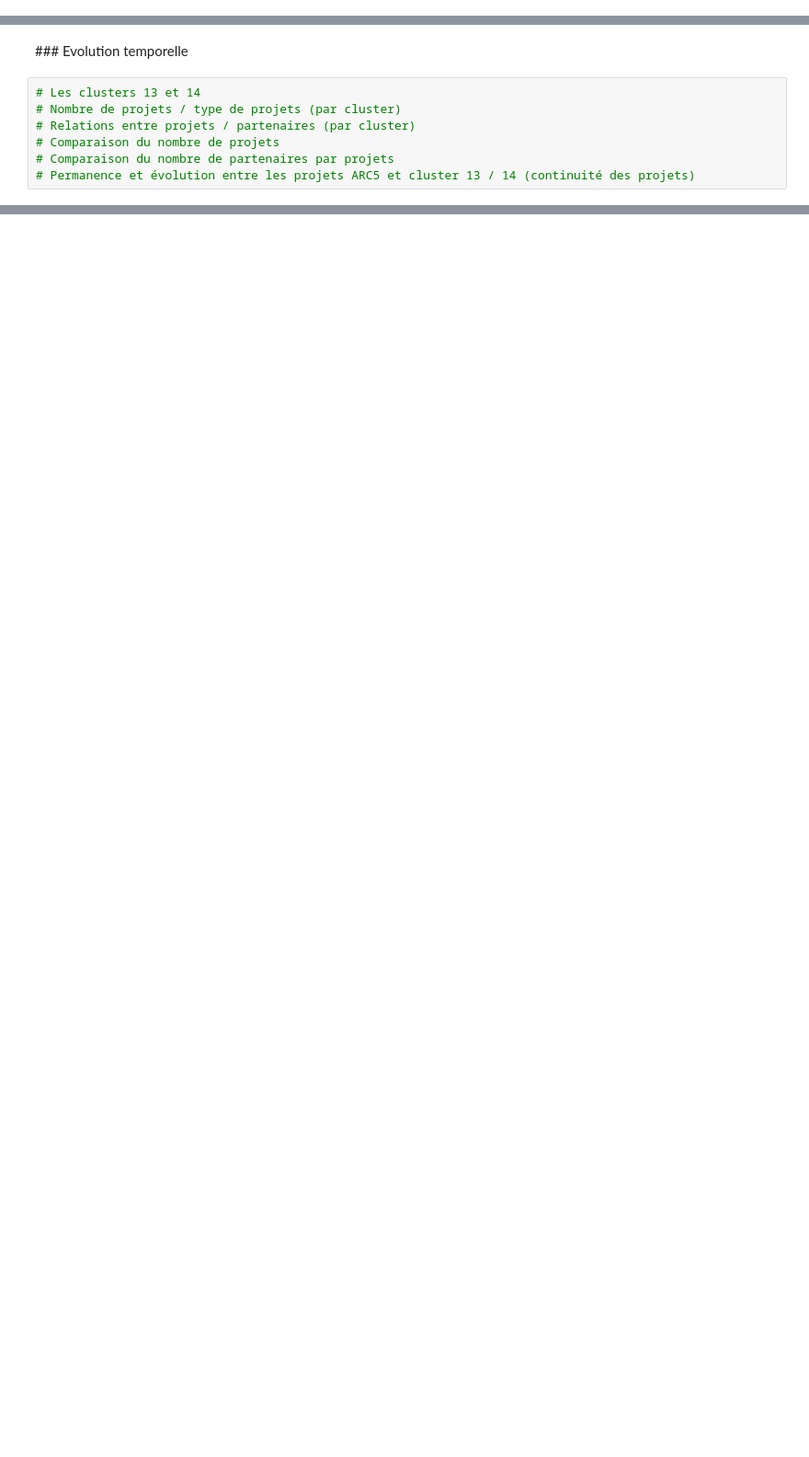
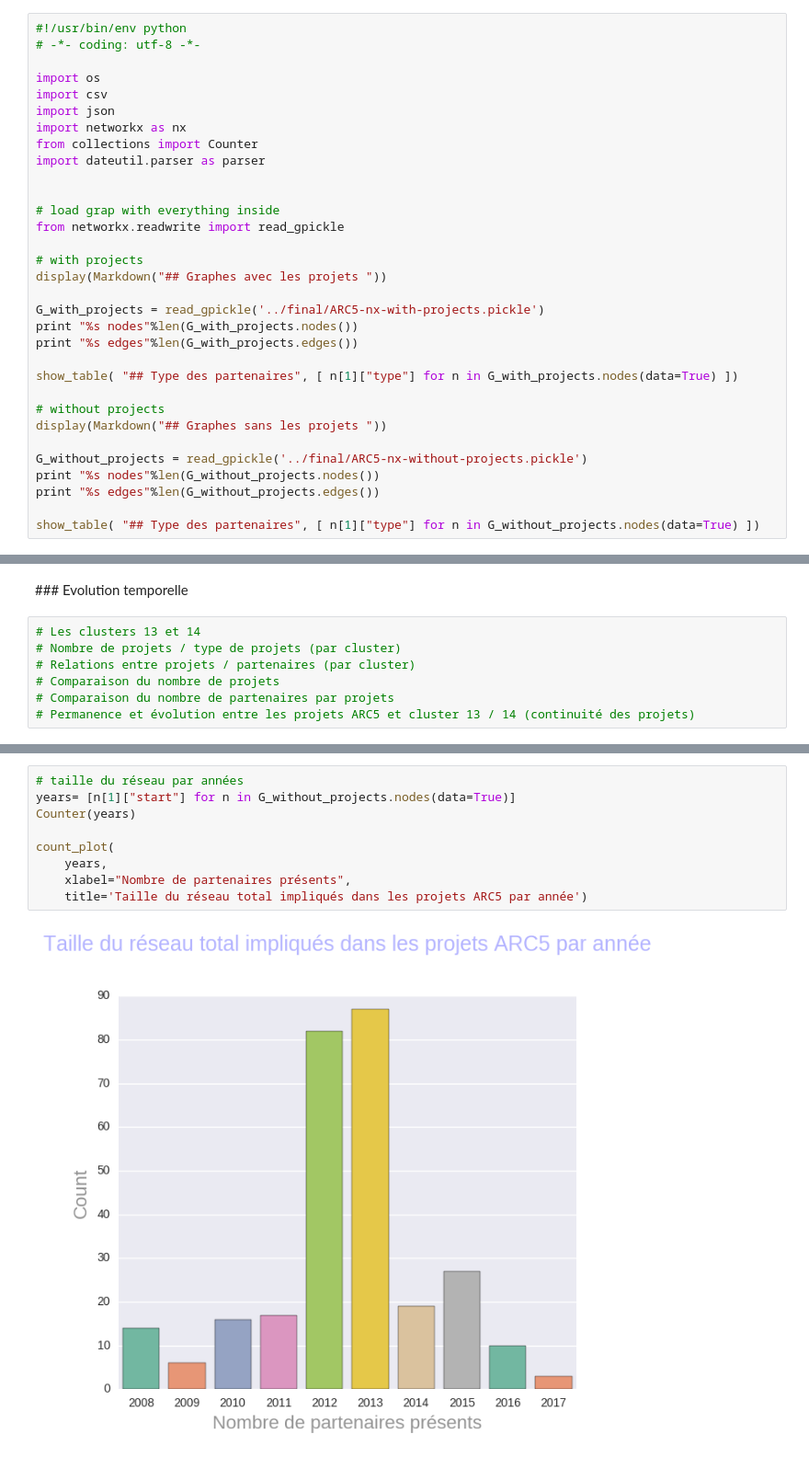
Before and after one commit to clemsos/arc5, a Jupyter notebook: notebooks/ARC5 - Data Analysis.ipynb, the cells around one changed output, grey strips where cells are left out. Shown at 92% size. Drawn from its saved outputs; the diff is of its cells as text; blank space fills up the shorter version.

```diff
--- a/notebooks/ARC5 - Data Analysis.ipynb
+++ b/notebooks/ARC5 - Data Analysis.ipynb
@@ -144,0 +77,32 @@ print "* nombre d'ecoles doctorales : %s"%len(ecoles_doctorales)
+# %%
+#!/usr/bin/env python
+# -*- coding: utf-8 -*-
+
+import os
+import csv
+import json
+import networkx as nx
+from collections import Counter
+import dateutil.parser as parser
+
+
+# load grap with everything inside
+from networkx.readwrite import read_gpickle
+
+# with projects
+display(Markdown("## Graphes avec les projets "))
+
+G_with_projects = read_gpickle('../final/ARC5-nx-with-projects.pickle')
+print "%s nodes"%len(G_with_projects.nodes())
+print "%s edges"%len(G_with_projects.edges())
+
+show_table( "## Type des partenaires", [ n[1]["type"] for n in G_with_projects.nodes(data=True) ])
+
+# without projects
+display(Markdown("## Graphes sans les projets "))
+
+G_without_projects = read_gpickle('../final/ARC5-nx-without-projects.pickle')
+print "%s nodes"%len(G_without_projects.nodes())
+print "%s edges"%len(G_without_projects.edges())
+
+show_table( "## Type des partenaires", [ n[1]["type"] for n in G_without_projects.nodes(data=True) ])
@@ -530,0 +672,11 @@ nombre de projets sur plusieurs villes : 0
+# %%
+# taille du réseau par années
+years= [n[1]["start"] for n in G_without_projects.nodes(data=True)]
+Counter(years)
+
+count_plot(
+    years,
+    xlabel="Nombre de partenaires présents",
+    title='Taille du réseau total impliqués dans les projets ARC5 par année')
+# %% [output]
+[figure, added]
```
Also changed, not shown: parts of 21 cells of this notebook, 1 other file.
